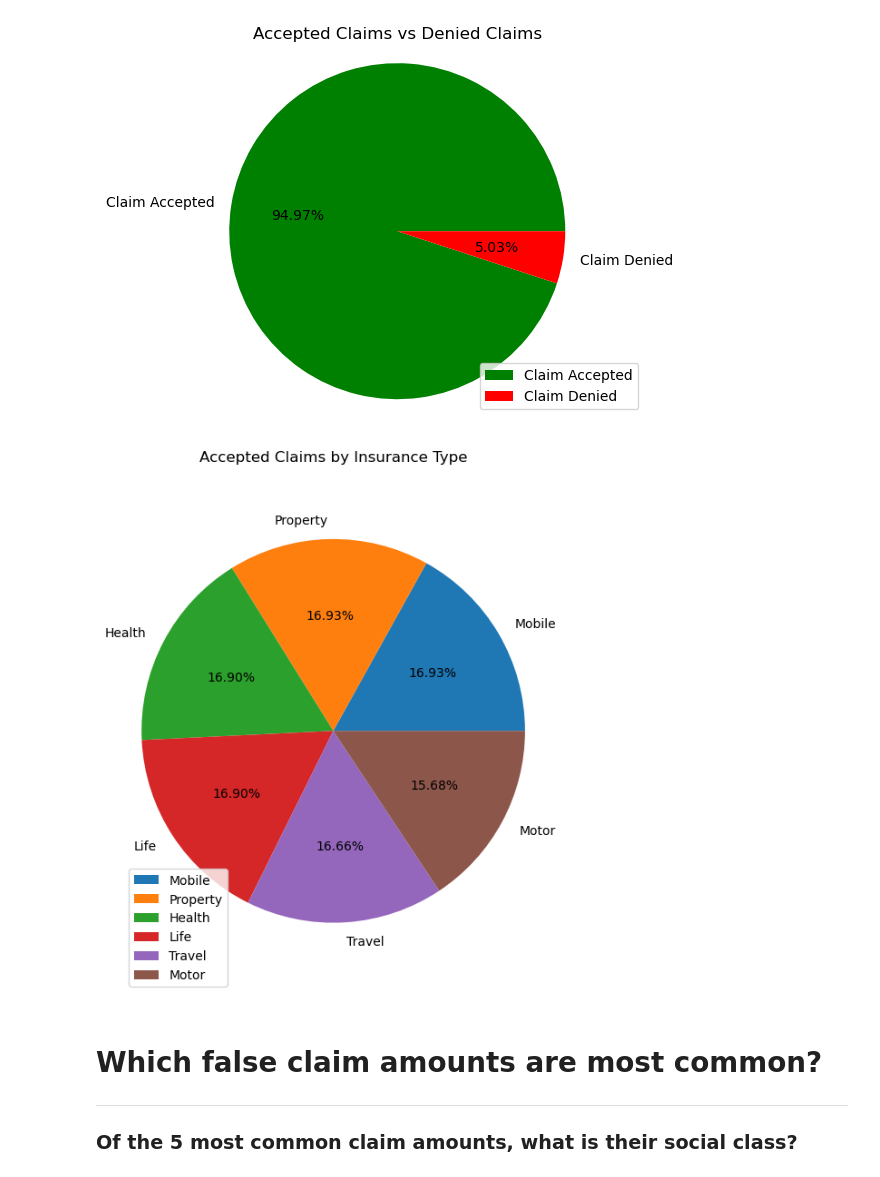
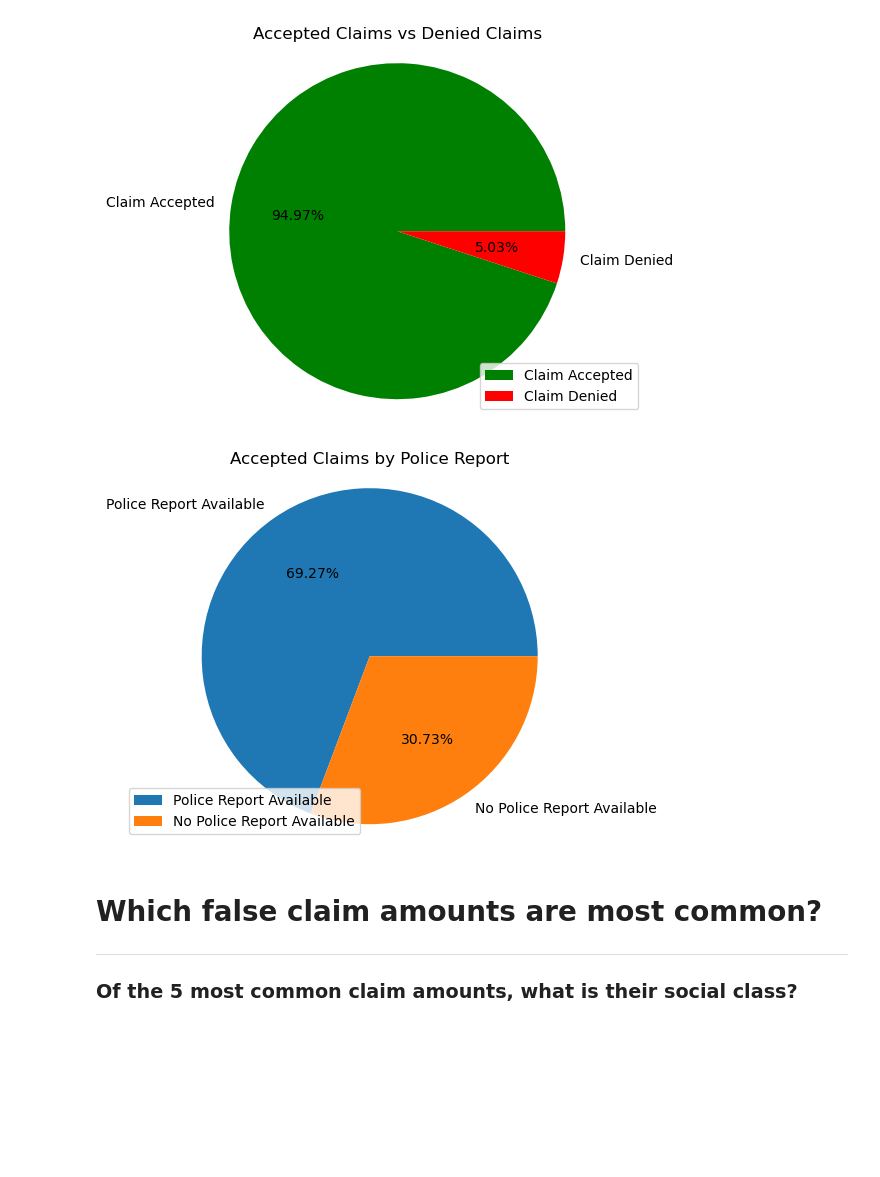
Before and after one commit to JustinS25/Insurance-Claim-Detection, a Jupyter notebook: Code/insurance_claim_valuecounts.ipynb, the cells around one changed output. Cells and saved outputs as stored; diff of their text form; code cells hidden in the pictures; blank space fills up the shorter version.

Commit message:
police reports plot

```diff
--- a/Code/insurance_claim_valuecounts.ipynb
+++ b/Code/insurance_claim_valuecounts.ipynb
@@ -52,6 +52,6 @@ accepted_count
 9497 rows × 41 columns
 # %%
 # Count employment status of accepted claims
-insurance_count = accepted_count["INSURANCE_TYPE"].value_counts()
-insurance_count
+police_count = accepted_count["POLICE_REPORT_AVAILABLE"].value_counts()
+police_count
 # %% [output]
@@ -81,21 +77,22 @@ plt.show()
 # %% [output]
 [figure]
 # %%
-# Pie chart to show accpepted claims insurance type
-insurance_count.plot(kind="pie", autopct= "%1.2f%%", figsize=(6,7.5))
+# Pie chart to show accpepted claims police reports
+police_count.plot(kind="pie", autopct= "%1.2f%%", labels = ["Police Report Available",
+                                                                             "No Police Report Available"])
 
 # Label Plot
-plt.title("Accepted Claims by Insurance Type")
+plt.title("Accepted Claims by Police Report")
 plt.legend(loc="lower left")
 plt.axis('equal')
 plt.ylabel("")
 
 # Save plot
 plt.savefig('Images/Accepted_Insurance_Type.png')
 # Show plot
 plt.show()
 # %% [output]
-[figure, old version]
+[figure, new version]
 # %% [markdown]
 # Which false claim amounts are most common?
 ----
```
Also changed, not shown: parts of 2 cells of this notebook, 1 other file.
